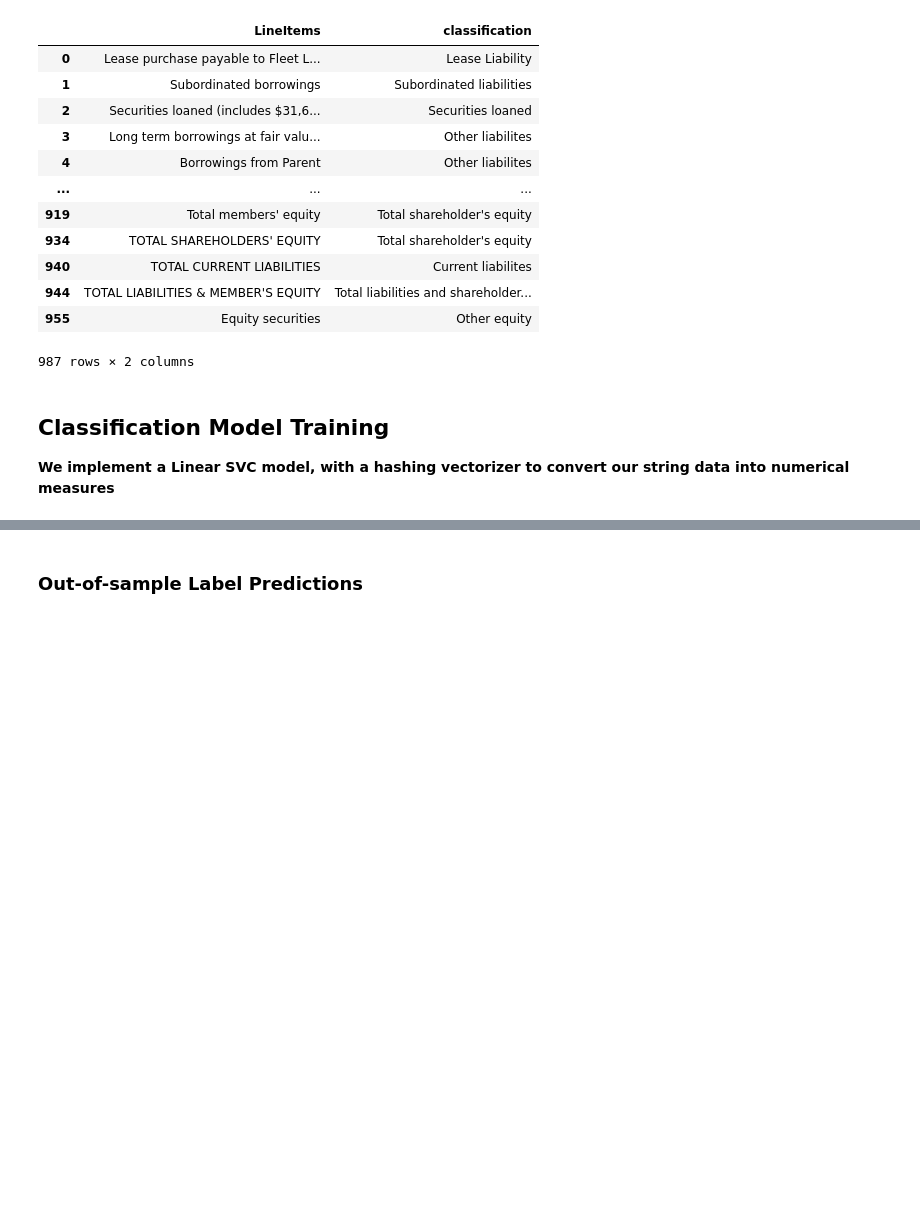
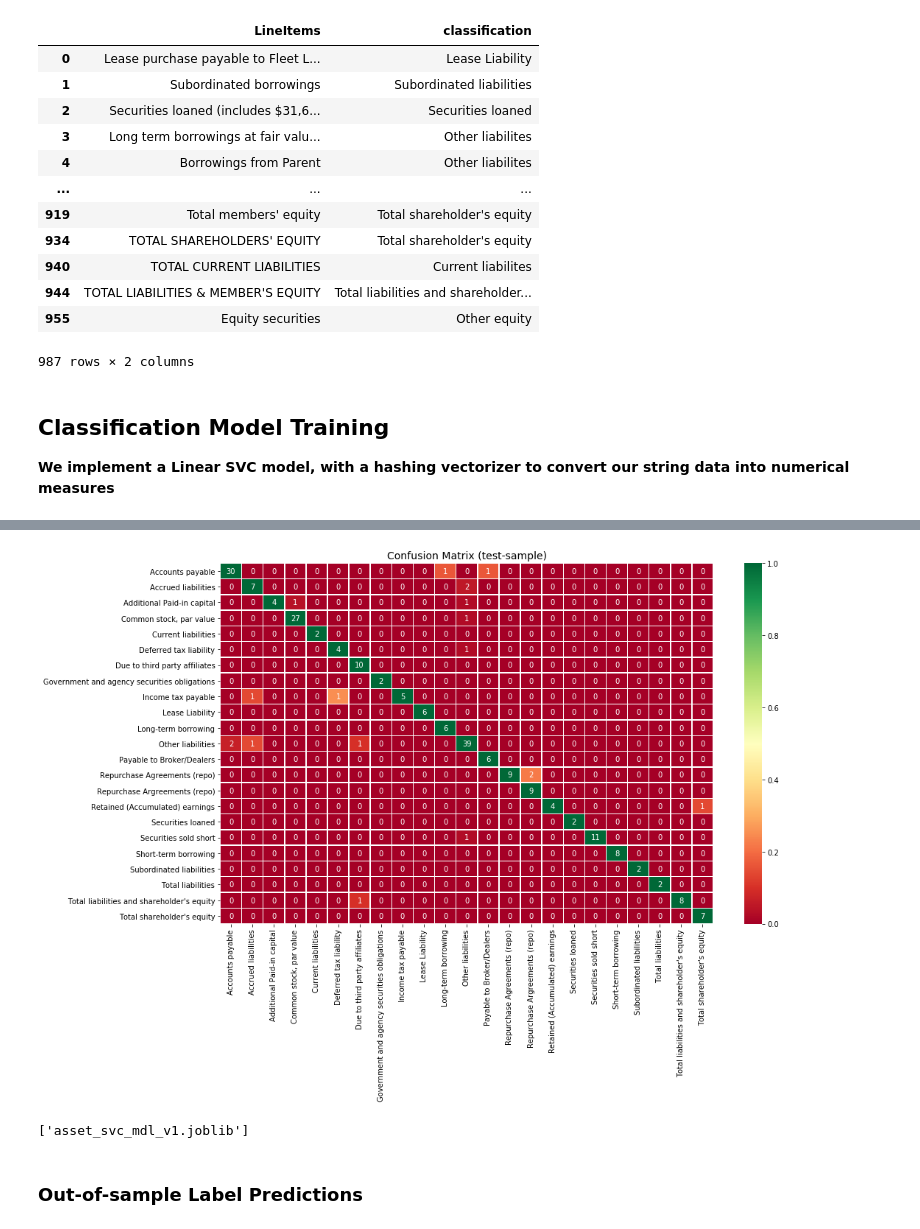
Before and after one commit to fernando-duarte/X17A5, a Jupyter notebook: buildDatabase.ipynb, the cells around one changed output, grey strips where cells are left out. Saved outputs shown, nothing was run; the diff lists cells and outputs as text; code cells hidden in the pictures; blank space fills up the shorter version.

```diff
--- a/buildDatabase.ipynb
+++ b/buildDatabase.ipynb
@@ -1084,2 +1102,18 @@ def cls_sec(X, y, vectorizer, classification, cvSplits:int=5):
+# %%
+def cMatrix(testcase:np.ndarray, prediction:np.ndarray):
+    """
+    Computes a confusion matrix from classification predictions, outputing heatmap
+    """
+
+    # each row shows the count of each corresponding label column wise, should have the columns the most populated
+    labelNames = np.unique(np.concatenate((np.unique(testcase), np.unique(prediction))))
+    cmat = pd.DataFrame(confusion_matrix(testcase, prediction, normalize=None),
+                        columns=labelNames, index=labelNames)
+
+    plt.figure(figsize=(15, 9))
+    plt.title('Confusion Matrix (test-sample)', fontsize=14)
+    scaled_df = (cmat - cmat.min(axis=0)) / (cmat.max(axis=0) - cmat.min(axis=0))
+    sns.heatmap(scaled_df, annot=cmat, linewidths=.5, cmap="RdYlGn")
+    plt.show()
 # %%
 assetML = pd.read_csv('assetML.csv')
@@ -1086,2 +1127,4 @@ assetML = pd.read_csv('assetML.csv')
 # %%
 liabilityML = pd.read_csv('liabilityML.csv')
+# %%
+liabilityML = pd.concat([liabilityML, assetML[np.isin(assetML.classification, assetFilter)]])
@@ -1105,6 +1164,6 @@ A micro average calculates metrics globally by counting the total true positives
 # %%
-mdl2, xtest2, testcase2, pred2, cv2 = cls_sec(X2, y2, HashingVectorizer(n_features=500, strip_accents='ascii'),
-                                              LinearSVC(penalty='l2', loss='squared_hinge', multi_class='crammer_singer',
-                                                        verbose=1, random_state=1))
+mdl2, predDf2, pred2, cv2 = cls_sec(X2, y2, HashingVectorizer(n_features=500, strip_accents='ascii'),
+                                    LinearSVC(penalty='l2', loss='squared_hinge', multi_class='crammer_singer',
+                                              verbose=1, random_state=1))
 # %% [output]
 [LibLinear][LibLinear][LibLinear][LibLinear][LibLinear][LibLinear]
@@ -1193,3 +1190,15 @@ Predictions from the model are
+# %%
+cMatrix(predDf2['Expected LineItems'].values, pred2)
+# %% [output]
+[figure, added]
+# %%
+# for storing model persistence
+# https://scikit-learn.org/stable/modules/model_persistence.html
+
+# dump asset model classifier
+dump(mdl1, 'asset_svc_mdl_v1.joblib')
+# %% [output]
+['asset_svc_mdl_v1.joblib']
 # %% [markdown]
 ### Out-of-sample Label Predictions
 # %%
```
Also changed, not shown: parts of 21 cells of this notebook, 2 other files.
